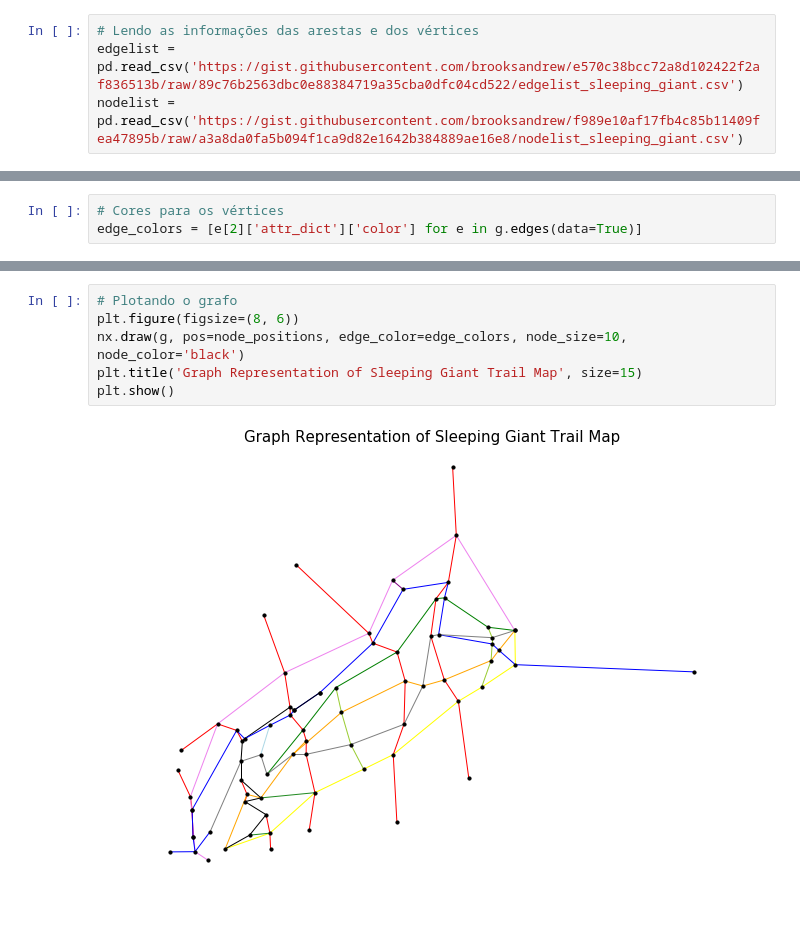
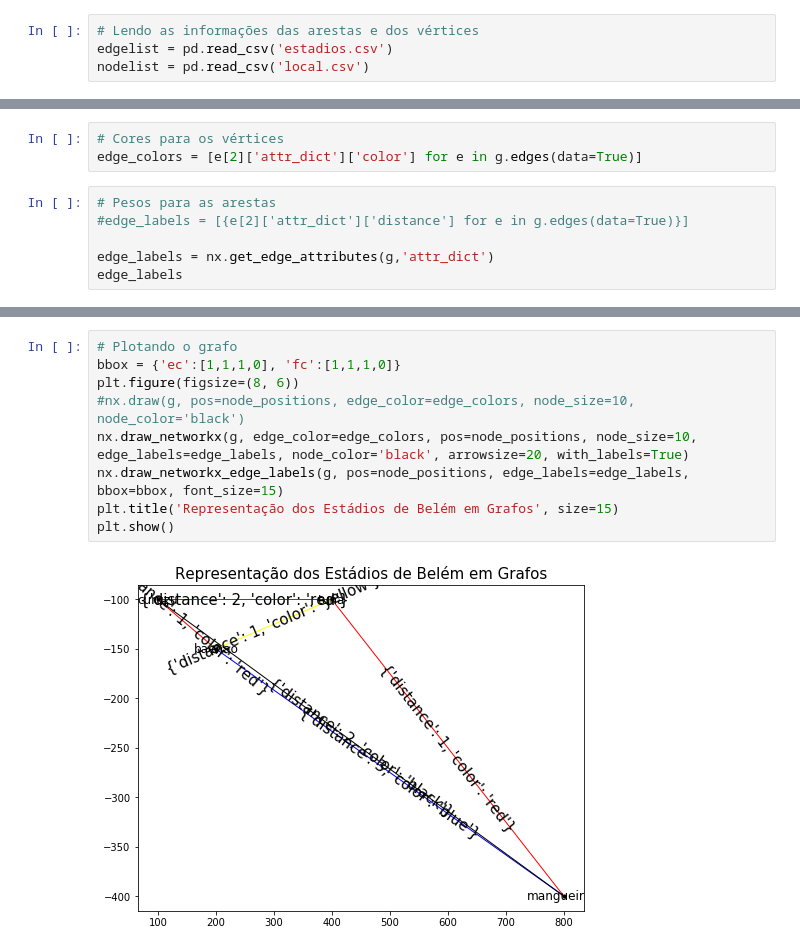
Before and after one commit to cleversonahum/tcii, a Jupyter notebook: Grafo Ponderado.ipynb, the cells around one changed output, grey strips where cells are left out. Drawn from its saved outputs; the diff is of its cells as text.

Commit message:
Adaptando código para exemplo

```diff
--- a/Grafo Ponderado.ipynb
+++ b/Grafo Ponderado.ipynb
@@ -7,8 +23,8 @@ import pandas as pd
 import matplotlib.pyplot as plt
 # %%
 # Lendo as informações das arestas e dos vértices
-edgelist = pd.read_csv('https://gist.githubusercontent.com/brooksandrew/e570c38bcc72a8d102422f2af836513b/raw/89c76b2563dbc0e88384719a35cba0dfc04cd522/edgelist_sleeping_giant.csv')
-nodelist = pd.read_csv('https://gist.githubusercontent.com/brooksandrew/f989e10af17fb4c85b11409fea47895b/raw/a3a8da0fa5b094f1ca9d82e1642b384889ae16e8/nodelist_sleeping_giant.csv')
+edgelist = pd.read_csv('estadios.csv')
+nodelist = pd.read_csv('local.csv')
 # %%
 # Criando o grafo
 g = nx.Graph()
@@ -26,3 +42,9 @@ node_positions = {node[0]: (node[1]['X'], -node[1]['Y']) for node in g.nodes(dat
 # %%
 # Cores para os vértices
 edge_colors = [e[2]['attr_dict']['color'] for e in g.edges(data=True)]
+# %%
+# Pesos para as arestas
+#edge_labels = [{e[2]['attr_dict']['distance'] for e in g.edges(data=True)}]
+
+edge_labels = nx.get_edge_attributes(g,'attr_dict')
+edge_labels
@@ -29,8 +53,11 @@ edge_colors = [e[2]['attr_dict']['color'] for e in g.edges(data=True)]
 # %%
 # Plotando o grafo
+bbox = {'ec':[1,1,1,0], 'fc':[1,1,1,0]}
 plt.figure(figsize=(8, 6))
-nx.draw(g, pos=node_positions, edge_color=edge_colors, node_size=10, node_color='black')
-plt.title('Graph Representation of Sleeping Giant Trail Map', size=15)
+#nx.draw(g, pos=node_positions, edge_color=edge_colors, node_size=10, node_color='black')
+nx.draw_networkx(g, edge_color=edge_colors, pos=node_positions, node_size=10, edge_labels=edge_labels, node_color='black', arrowsize=20, with_labels=True)
+nx.draw_networkx_edge_labels(g, pos=node_positions, edge_labels=edge_labels, bbox=bbox, font_size=15)
+plt.title('Representação dos Estádios de Belém em Grafos', size=15)
 plt.show()
 # %% [output]
-[figure, old version]
+[figure, new version]
```
Also changed, not shown: parts of 2 cells of this notebook, 2 other files.
